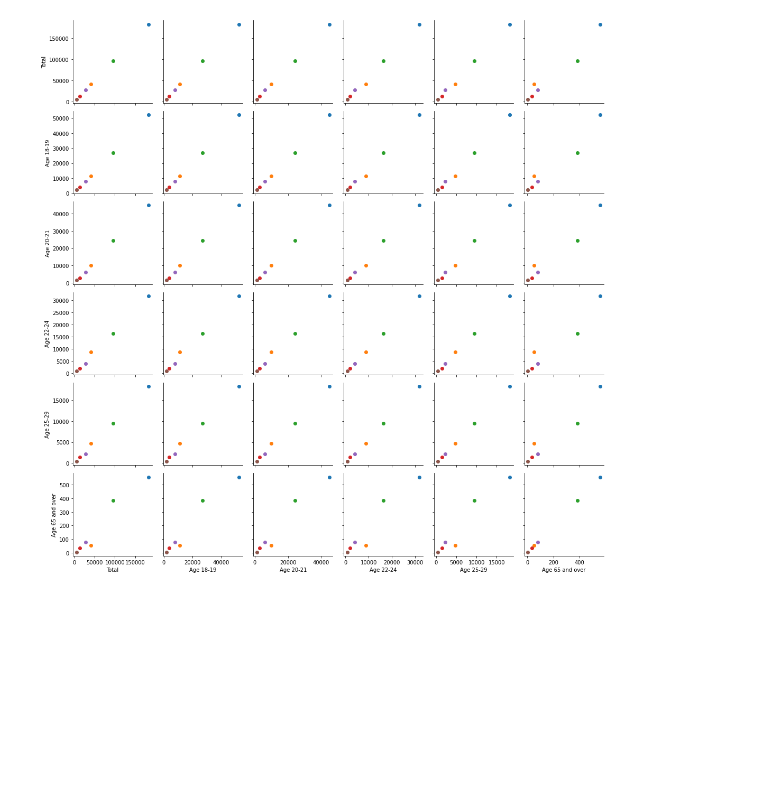
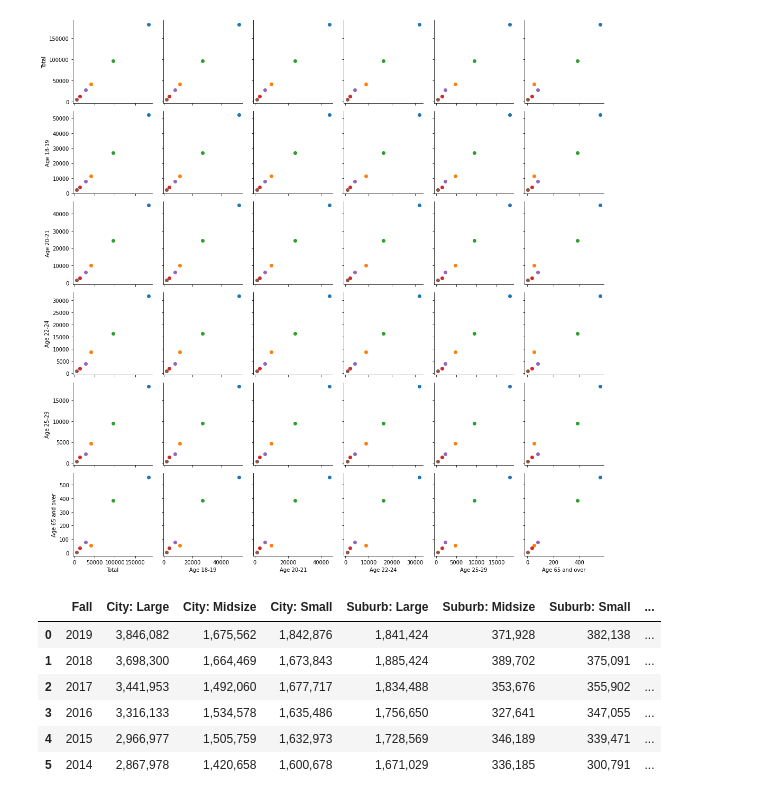
Before and after one commit to Vineet2107/HSO201_CourseProject, a Jupyter notebook: HSO_Arush.ipynb, the cells around one changed output. Cells and saved outputs as stored; diff of their text form; code cells hidden in the pictures; blank space fills up the shorter version.

```diff
--- a/HSO_Arush.ipynb
+++ b/HSO_Arush.ipynb
@@ -300,4 +300,13 @@ data_plot.map(plt.scatter)
 <seaborn.axisgrid.PairGrid at 0x...>
 [figure]
 # %%
-df_n2 = pd.read_csv('/content/drive/MyDrive/Modfied table 2 NCES.txt', delimiter='\t')
+df_n2 = pd.read_csv('/content/drive/MyDrive/Time series degree of urbanisation 1.txt', delimiter='\t')
+df_n2
+# %% [output]
+|  | Fall | City: Large | City: Midsize | City: Small | Suburb: Large | Suburb: Midsize | Suburb: Small | ... |
+| 0 | 2019 | 3,846,082 | 1,675,562 | 1,842,876 | 1,841,424 | 371,928 | 382,138 | ... |
+| 1 | 2018 | 3,698,300 | 1,664,469 | 1,673,843 | 1,885,424 | 389,702 | 375,091 | ... |
+| 2 | 2017 | 3,441,953 | 1,492,060 | 1,677,717 | 1,834,488 | 353,676 | 355,902 | ... |
+| 3 | 2016 | 3,316,133 | 1,534,578 | 1,635,486 | 1,756,650 | 327,641 | 347,055 | ... |
+| 4 | 2015 | 2,966,977 | 1,505,759 | 1,632,973 | 1,728,569 | 346,189 | 339,471 | ... |
+| 5 | 2014 | 2,867,978 | 1,420,658 | 1,600,678 | 1,671,029 | 336,185 | 300,791 | ... |
```
Also changed, not shown: parts of 3 cells of this notebook.
